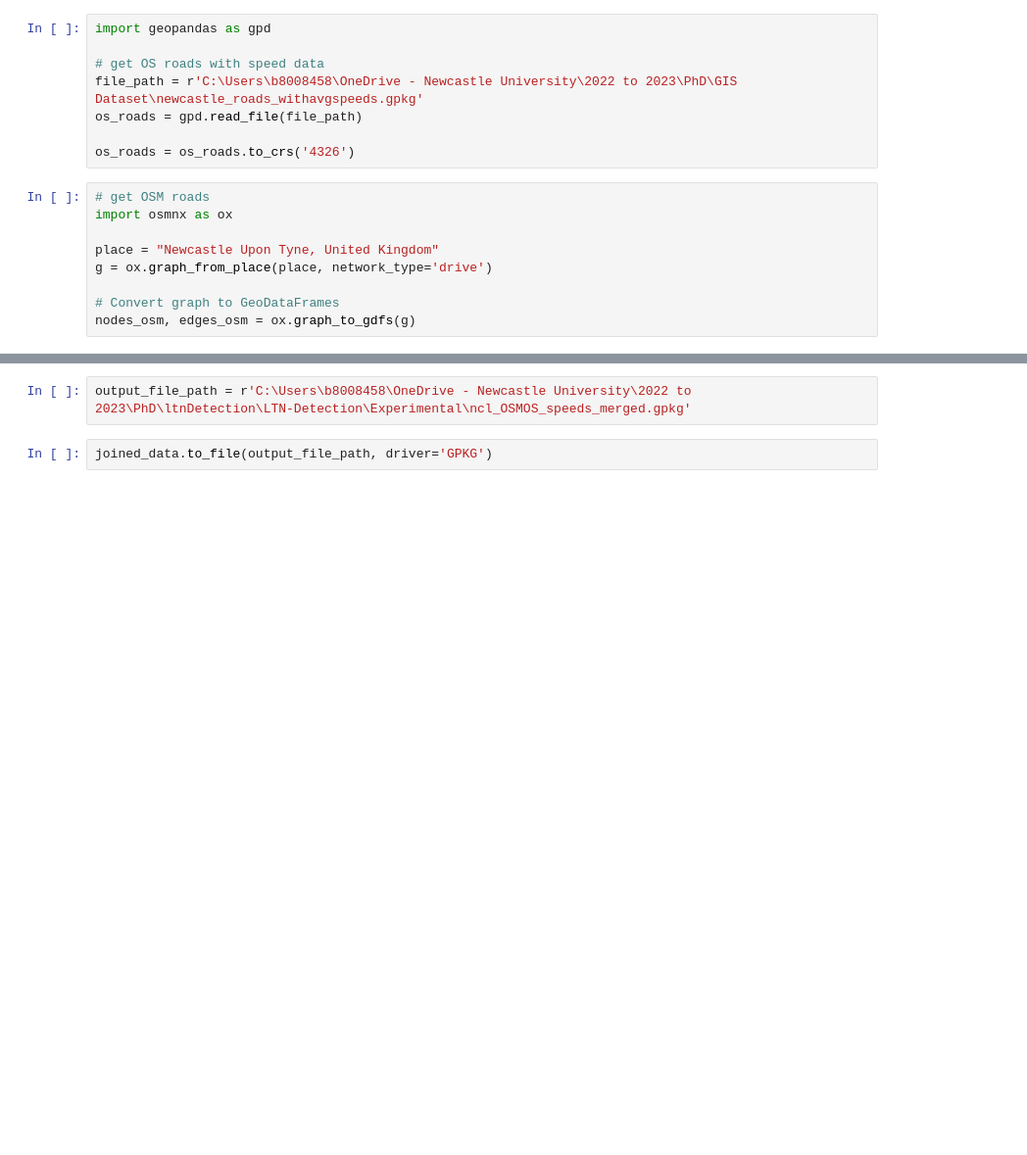
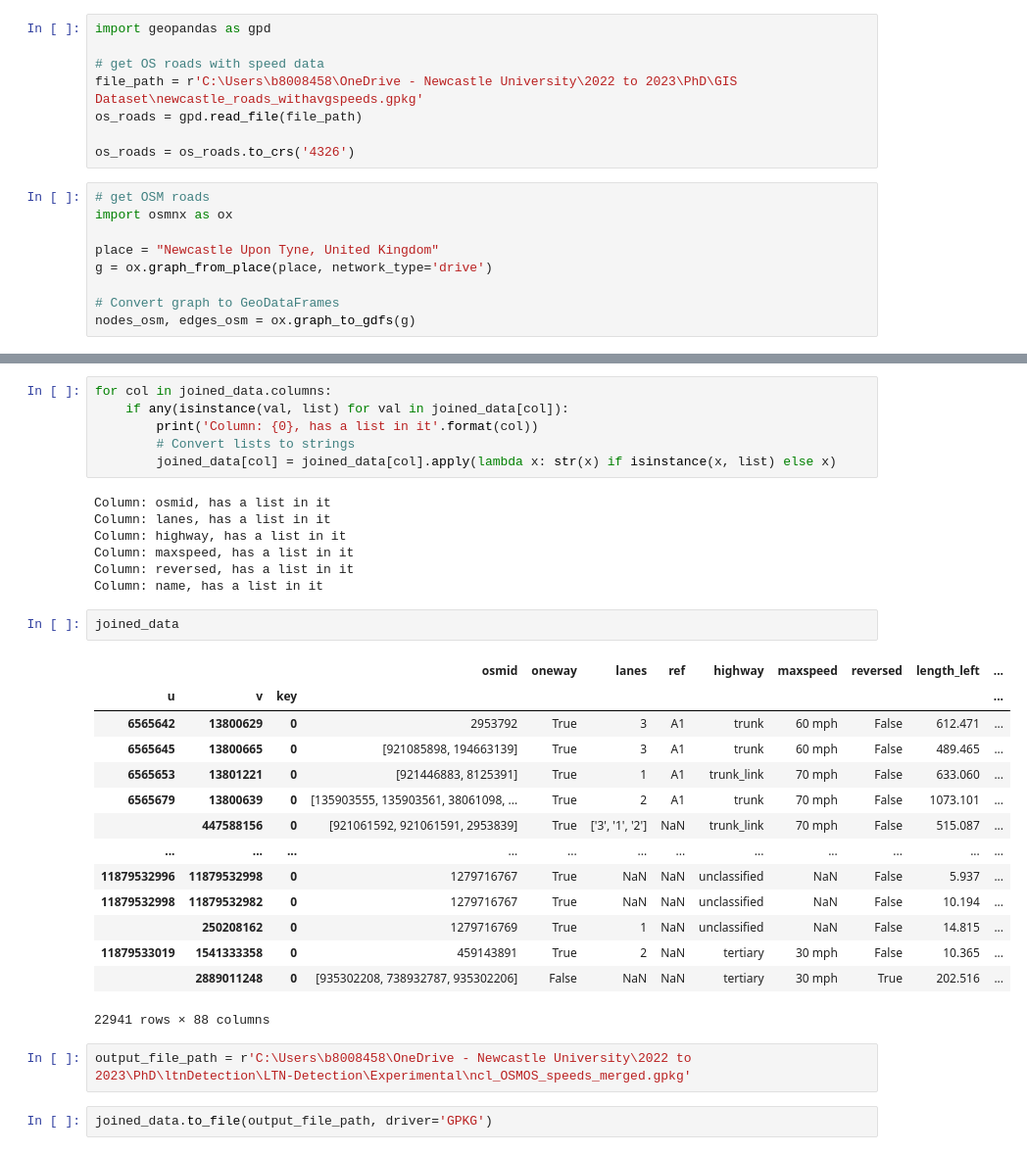
Before and after one commit to Froguin99/LTN-Detection, a Jupyter notebook: Experimental/OS_OSM_Speed_merge.ipynb, the cells around one changed output, grey strips where cells are left out. Shown at 98% size. Drawn from its saved outputs; the diff is of its cells as text; blank space fills up the shorter version.

```diff
--- a/Experimental/OS_OSM_Speed_merge.ipynb
+++ b/Experimental/OS_OSM_Speed_merge.ipynb
@@ -125,3 +55,33 @@ Index([], dtype='object')
+# %%
+for col in joined_data.columns:
+    if any(isinstance(val, list) for val in joined_data[col]):
+        print('Column: {0}, has a list in it'.format(col))
+        # Convert lists to strings
+        joined_data[col] = joined_data[col].apply(lambda x: str(x) if isinstance(x, list) else x)
+# %% [output]
+Column: osmid, has a list in it
+Column: lanes, has a list in it
+Column: highway, has a list in it
+Column: maxspeed, has a list in it
+Column: reversed, has a list in it
+Column: name, has a list in it
+# %%
+joined_data
+# %% [output]
+|  |  |  | osmid | oneway | lanes | ref | highway | maxspeed | reversed | length_left | ... |
+| u | v | key |  |  |  |  |  |  |  |  | ... |
+| 6565642 | 13800629 | 0 | 2953792 | True | 3 | A1 | trunk | 60 mph | False | 612.471 | ... |
+| 6565645 | 13800665 | 0 | [921085898, 194663139] | True | 3 | A1 | trunk | 60 mph | False | 489.465 | ... |
+| 6565653 | 13801221 | 0 | [921446883, 8125391] | True | 1 | A1 | trunk_link | 70 mph | False | 633.060 | ... |
+| 6565679 | 13800639 | 0 | [135903555, 135903561, 38061098, ... | True | 2 | A1 | trunk | 70 mph | False | 1073.101 | ... |
+|  | 447588156 | 0 | [921061592, 921061591, 2953839] | True | ['3', '1', '2'] | NaN | trunk_link | 70 mph | False | 515.087 | ... |
+| ... | ... | ... | ... | ... | ... | ... | ... | ... | ... | ... | ... |
+| 11879532996 | 11879532998 | 0 | 1279716767 | True | NaN | NaN | unclassified | NaN | False | 5.937 | ... |
+| 11879532998 | 11879532982 | 0 | 1279716767 | True | NaN | NaN | unclassified | NaN | False | 10.194 | ... |
+|  | 250208162 | 0 | 1279716769 | True | 1 | NaN | unclassified | NaN | False | 14.815 | ... |
+| 11879533019 | 1541333358 | 0 | 459143891 | True | 2 | NaN | tertiary | 30 mph | False | 10.365 | ... |
+|  | 2889011248 | 0 | [935302208, 738932787, 935302206] | False | NaN | NaN | tertiary | 30 mph | True | 202.516 | ... |
+22941 rows × 88 columns
 # %%
 output_file_path = r'C:\Users\b8008458\OneDrive - Newcastle University\2022 to 2023\PhD\ltnDetection\LTN-Detection\Experimental\ncl_OSMOS_speeds_merged.gpkg'
 # %%
```
Also changed, not shown: parts of 6 cells of this notebook, 19 other files.
